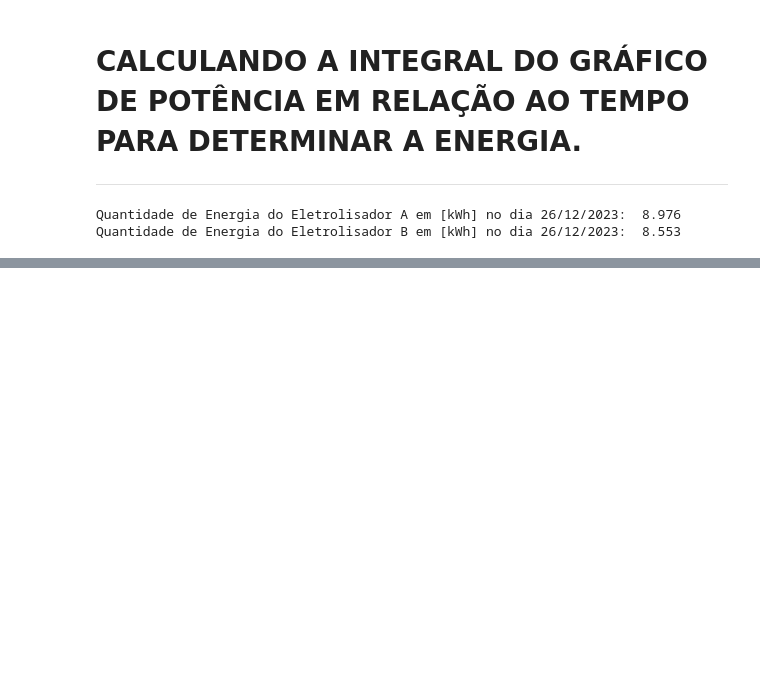
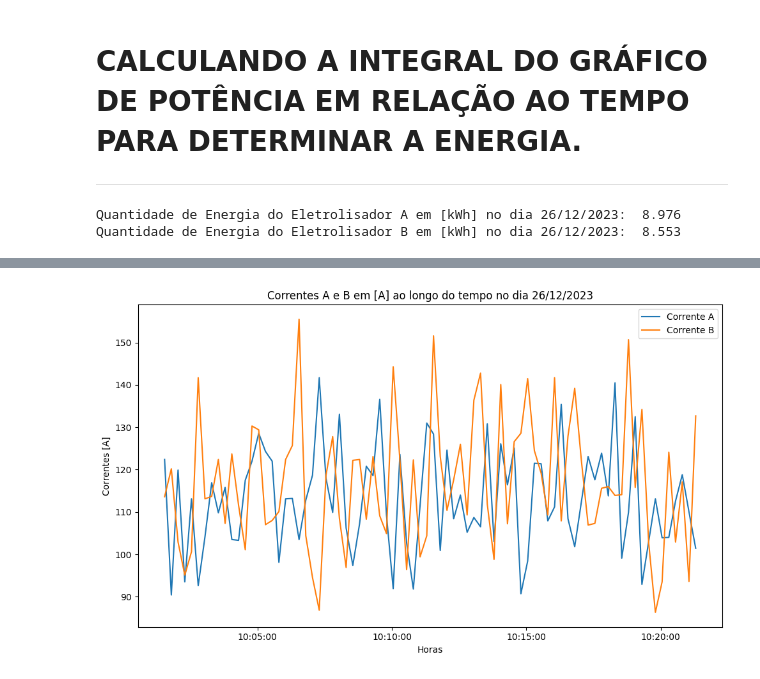
Before and after one commit to MalVaroTor/MalVaroTor, a Jupyter notebook: TCC_4_POT_ENERGIA_1_CICLO.ipynb, the cells around one changed output, grey strips where cells are left out. Saved outputs shown, nothing was run; the diff lists cells and outputs as text; code cells hidden in the pictures; blank space fills up the shorter version.

```diff
--- a/TCC_4_POT_ENERGIA_1_CICLO.ipynb
+++ b/TCC_4_POT_ENERGIA_1_CICLO.ipynb
@@ -415,0 +419,10 @@ Quantidade de Energia do Eletrolisador B em [kWh] no dia 26/12/2023:  8.553
+# %%
+# Especificar o intervalo de horário
+hora_inicio = input("Digite a hora inicial do PowerSet de produção no formato 'HH:MM:SS': ")
+hora_fim = input("Digite a hora final do PowerSet de produção no formato 'HH:MM:SS': ")
+
+# Filtrar os dados dentro do intervalo de horário
+db_hr_estudo = db_ps_estudo[(db_ps_estudo['Data/Hora'].dt.time >= pd.to_datetime(hora_inicio).time()) &
+                                                (db_ps_estudo['Data/Hora'].dt.time <= pd.to_datetime(hora_fim).time())]
+
+display(db_hr_estudo)
@@ -415,0 +445,30 @@ Quantidade de Energia do Eletrolisador B em [kWh] no dia 26/12/2023:  8.553
+# %%
+# CRIANDO A FIGURA.
+plt.figure(figsize=(10, 6))
+
+# PLOTANDO OS DADOS DO GRÁFICO.
+plt.plot(db_hr_estudo['Data/Hora'], db_hr_estudo['Corrente_A_[A]'], label='Corrente A')
+plt.plot(db_hr_estudo['Data/Hora'], db_hr_estudo['Corrente_B_[A]'], label='Corrente B')
+
+# ADICIONANDO OS EIXOS.
+plt.xlabel('Horas')
+plt.ylabel('Correntes [A]')
+
+# ADICIONANDO O TÍTULO.
+
+plt.title(f'Correntes A e B em [A] ao longo do tempo no dia {var_data_estudo}')
+
+# # ADICIONANDO A LEGENDA.
+plt.legend()
+
+# FORMATANDO O EIXO X.
+plt.gca().xaxis.set_major_formatter(plt.matplotlib.dates.DateFormatter('%H:%M:%S'))
+
+# INCLINANDO O EIXO X.
+# plt.xticks(rotation=45)
+
+# EXIBINDO O GRÁFICO.
+plt.tight_layout()
+plt.show()
+# %% [output]
+[figure, added]
```
Also changed, not shown: parts of 6 cells of this notebook.
